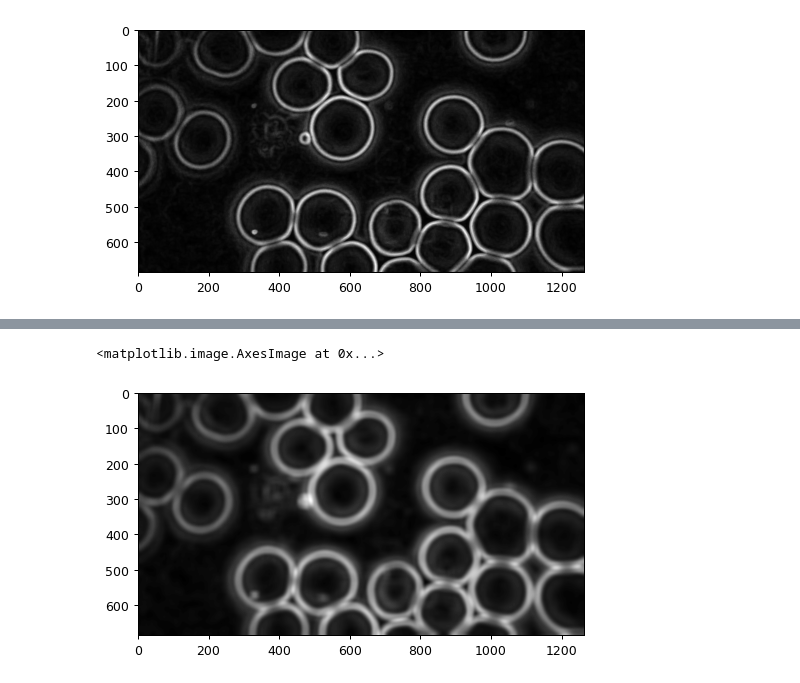
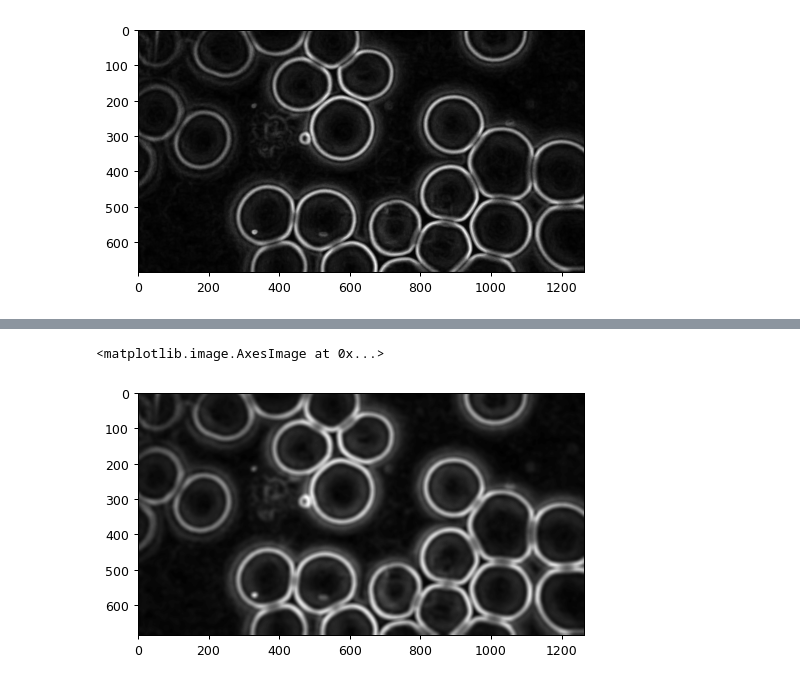
Before and after one commit to handlessdude/cv-labs, a Jupyter notebook: lab-08.ipynb, the cells around one changed output, grey strips where cells are left out. Saved outputs shown, nothing was run; the diff lists cells and outputs as text; code cells hidden in the pictures.

```diff
--- a/lab-08.ipynb
+++ b/lab-08.ipynb
@@ -116,5 +169,5 @@ plt.imshow(cleaned_img, cmap='gray')
 <matplotlib.image.AxesImage at 0x...>
 [figure]
 # %%
-# cleaned_img = cv2.morphologyEx(cleaned_img,cv2.MORPH_OPEN, k9)
-# plt.imshow(cleaned_img, cmap='gray')
+cleaned_img = cv2.morphologyEx(cleaned_img,cv2.MORPH_OPEN, k9)
+plt.imshow(cleaned_img, cmap='gray')
@@ -121,9 +177,9 @@ plt.imshow(cleaned_img, cmap='gray')
 # %%
-blur = cv2.blur(cleaned_img, ksize=(21,21))
+blur = cv2.blur(cleaned_img, ksize=(11,11))
 plt.imshow(blur, cmap='gray')
 # %% [output]
 <matplotlib.image.AxesImage at 0x...>
-[figure, old version]
+[figure, new version]
 # %%
 ret, tres = cv2.threshold(cleaned_img, 30, 255, type=cv2.THRESH_BINARY)
 plt.imshow(tres, cmap='gray')
```
Also changed, not shown: parts of 11 cells of this notebook.
